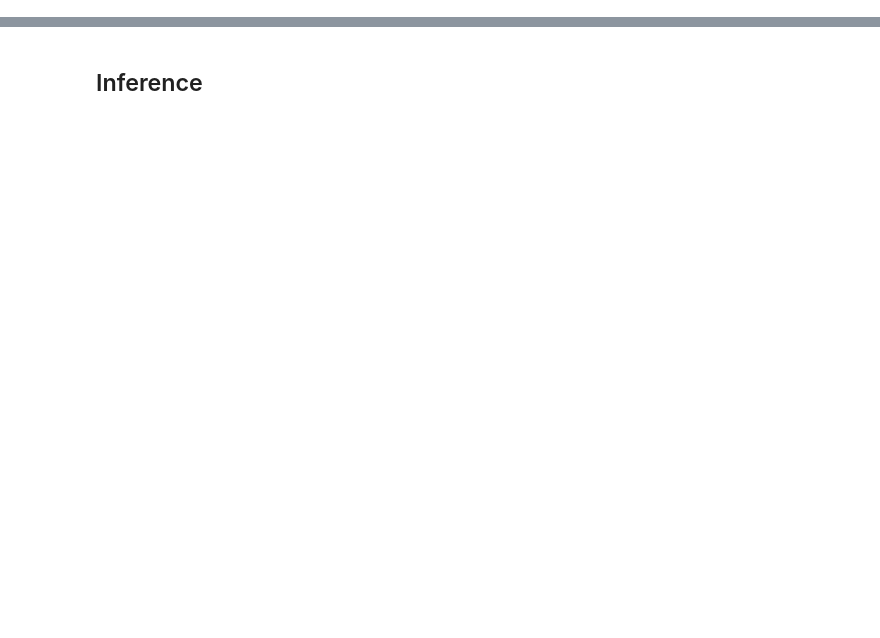
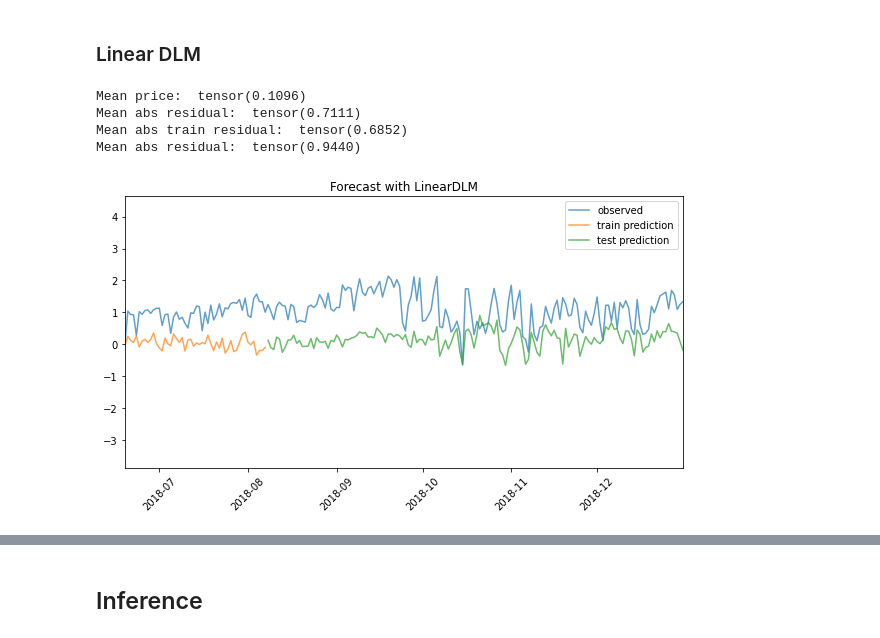
Before and after one commit to wdmdev/42186-MBML-Project, a Jupyter notebook: forecasting.ipynb, the cells around one changed output, grey strips where cells are left out. Drawn from its saved outputs; the diff is of its cells as text; code cells hidden in the pictures; blank space fills up the shorter version.

Commit message:
models

```diff
--- a/forecasting.ipynb
+++ b/forecasting.ipynb
@@ -467,0 +226,59 @@ RuntimeError: expand(torch.FloatTensor{[100, 100, 8, 8]}, size=[8]): the number
+# %% [markdown]
+### Linear DLM
+# %%
+class LinearDLM(ForecastingModel):
+    def __init__(self, *args, **kwargs):
+        super().__init__(*args, **kwargs)
+        self.tau = 1
+        self.M = 4
+        self.h_dim = X_E.shape[1]
+        self.gamma = 1e-6
+
+    def model(self, zero_data, covariates):
+        x_E = covariates[:, :X_E.shape[1]]
+        x_W = covariates[:, -X_W.shape[1]:]
+        covariates = x_E
+
+        data_dim = zero_data.size(-1)
+        feature_dim = covariates.size(-1)
+
+        # draw parameters
+        theta_g = pyro.sample("theta_g", dist.Normal(torch.zeros(self.h_dim), torch.ones(self.h_dim)).to_event(1))
+        # print("theta_g: ", theta_g.shape)
+
+        # weight = theta_g
+        with self.time_plate:
+            R = pyro.sample("R", dist.HalfCauchy(self.gamma*torch.ones(feature_dim)).to_event(1))
+            # with poutine.reparam(config={"h_param": AutoReparam()}):
+            h = pyro.sample("h", dist.Normal(covariates, R).to_event(1))
+        pyro.deterministic("h_data", h)
+        # h = covariates
+        # print("h: ", h.shape, "covariates: ", covariates.shape, h.shape == covariates.shape)
+        # record in model_trace
+        # pyro.deterministic("weight", weight)
+
+        # prediction = (weight * covariates).sum(-1, keepdim=True)
+        prediction = (theta_g*h).sum(-1, keepdim=True)
+        assert prediction.shape[-2:] == zero_data.shape
+        # record in model_trace
+        pyro.deterministic("prediction", prediction)
+
+        sigma = pyro.sample("sigma", dist.HalfCauchy(self.tau).expand([1]).to_event(1))
+        noise_dist = dist.Normal(0, sigma)
+
+        self.predict(noise_dist, prediction)
+
+# get forecaster
+# forecaster = train(LinearDLM, num_steps=1000, save=True, model_name="linear_dlm")
+forecaster = load_forecaster("linear_dlm")
+
+# plot forecast
+fig, ax = plt.subplots(1, 1, figsize=(10, 5))
+eval_posterior_simple(forecaster, start_idx = T1-50, ax = ax)
+plt.show()
+# %% [output]
+Mean price:  tensor(0.1096)
+Mean abs residual:  tensor(0.7111)
+Mean abs train residual:  tensor(0.6852)
+Mean abs residual:  tensor(0.9440)
+[figure, added]
```
Also changed, not shown: parts of 39 cells of this notebook, 5 other files.
